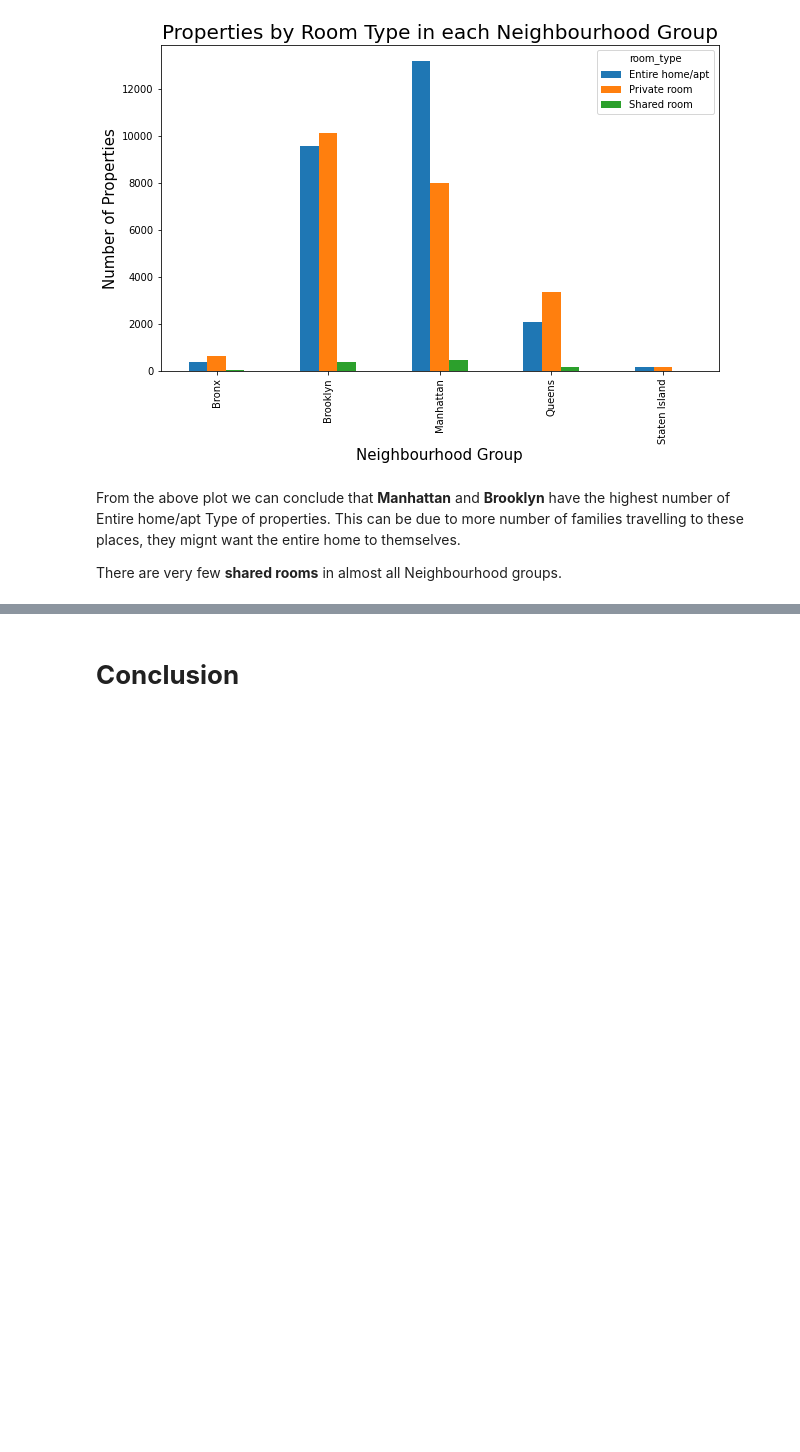
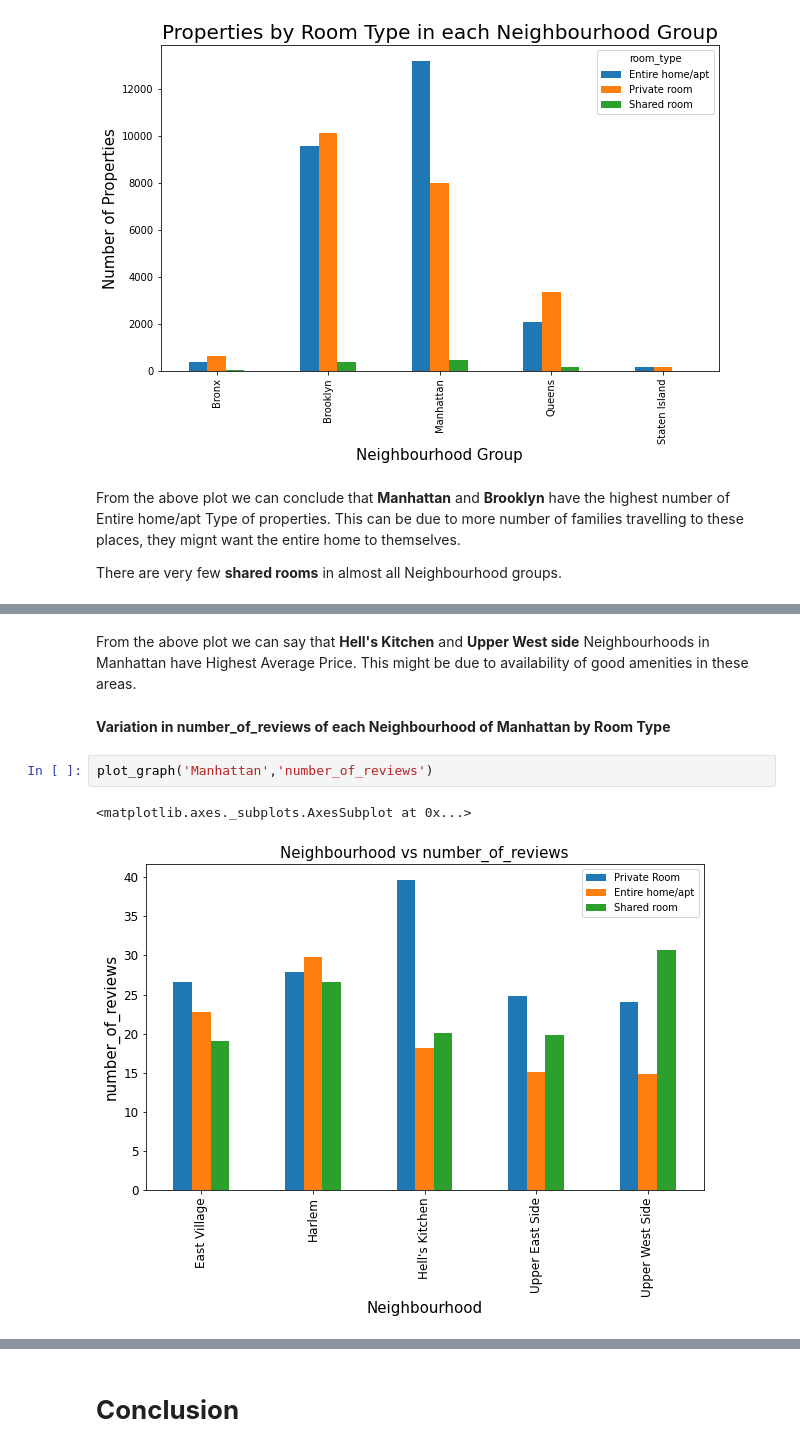
Before and after one commit to ismailali121/Airbnb-EDA-Capstone-Project, a Jupyter notebook: airbnb_booking_analysis_Capstone_Project.ipynb, the cells around one changed output, grey strips where cells are left out. Saved outputs shown, nothing was run; the diff lists cells and outputs as text; blank space fills up the shorter version.

```diff
--- a/airbnb_booking_analysis_Capstone_Project.ipynb
+++ b/airbnb_booking_analysis_Capstone_Project.ipynb
@@ -453,0 +544,9 @@ ssd
+# %% [markdown]
+From the above plot we can say that **Hell's Kitchen** and **Upper West side** Neighbourhoods in Manhattan have Highest Average Price. This might be due to availability of good amenities in these areas.
+# %% [markdown]
+**Variation in number_of_reviews of each Neighbourhood of Manhattan by Room Type**
+# %%
+plot_graph('Manhattan','number_of_reviews')
+# %% [output]
+<matplotlib.axes._subplots.AxesSubplot at 0x...>
+[figure, added]
```
Also changed, not shown: parts of 49 cells of this notebook.
